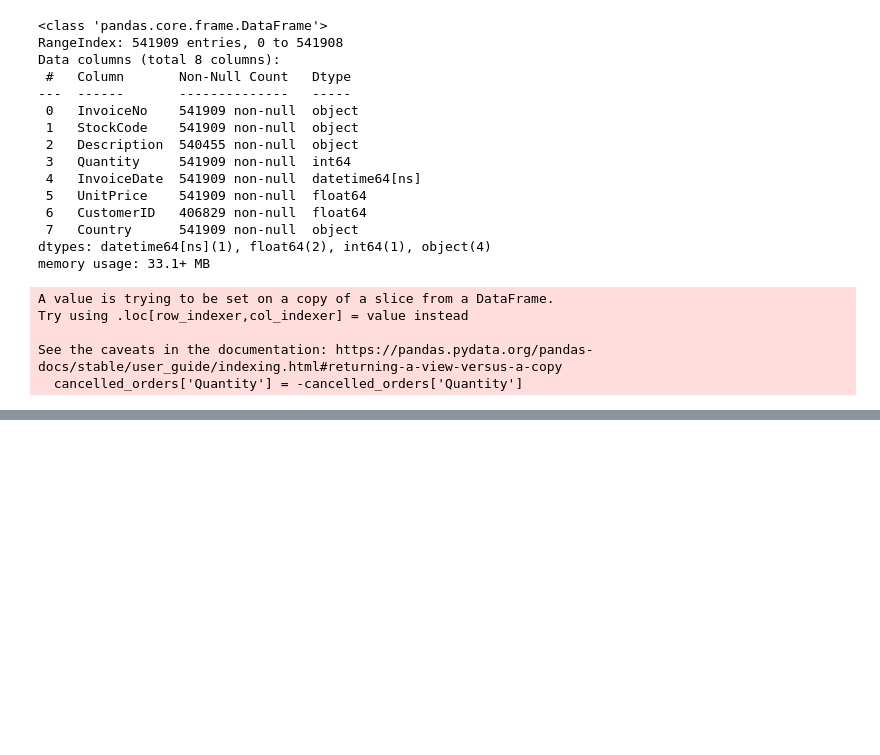
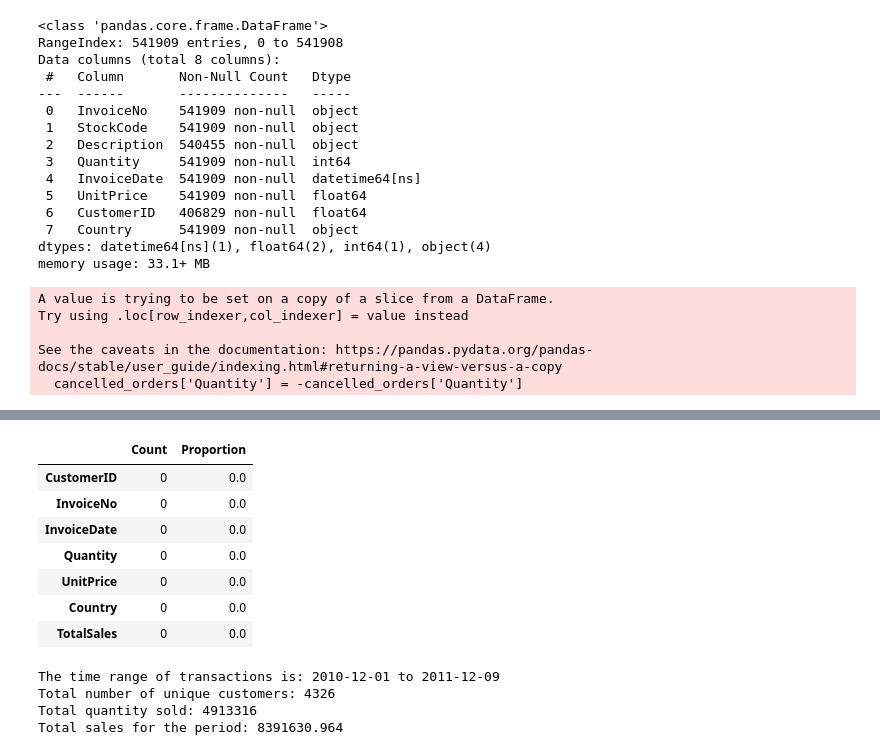
Before and after one commit to AJ-Horch/customer_lifetime_value_prediction, a Jupyter notebook: Customer_Lifetime_Value_Prediciton.ipynb, the cells around one changed output, grey strips where cells are left out. Saved outputs shown, nothing was run; the diff lists cells and outputs as text; code cells hidden in the pictures; blank space fills up the shorter version.

```diff
--- a/Customer_Lifetime_Value_Prediciton.ipynb
+++ b/Customer_Lifetime_Value_Prediciton.ipynb
@@ -161,0 +182,29 @@ data_raw.head()
+# %%
+# Check for any missing values
+pd.DataFrame(zip(data.isnull().sum(), data.isnull().sum()/len(data)), columns=['Count', 'Proportion'], index=data.columns)
+# %% [output]
+|  | Count | Proportion |
+| CustomerID | 0 | 0.0 |
+| InvoiceNo | 0 | 0.0 |
+| InvoiceDate | 0 | 0.0 |
+| Quantity | 0 | 0.0 |
+| UnitPrice | 0 | 0.0 |
+| Country | 0 | 0.0 |
+| TotalSales | 0 | 0.0 |
+# %%
+# Summarize the dataset's content to understand its scope
+maxdate = data['InvoiceDate'].dt.date.max()
+mindate = data['InvoiceDate'].dt.date.min()
+unique_cust = data['CustomerID'].nunique()
+tot_quantity = data['Quantity'].sum()
+tot_sales = data['TotalSales'].sum()
+
+print(f"The time range of transactions is: {mindate} to {maxdate}")
+print(f"Total number of unique customers: {unique_cust}")
+print(f"Total quantity sold: {tot_quantity}")
+print(f"Total sales for the period: {tot_sales}")
+# %% [output]
+The time range of transactions is: 2010-12-01 to 2011-12-09
+Total number of unique customers: 4326
+Total quantity sold: 4913316
+Total sales for the period: 8391630.964
```
Also changed, not shown: parts of 5 cells of this notebook.
